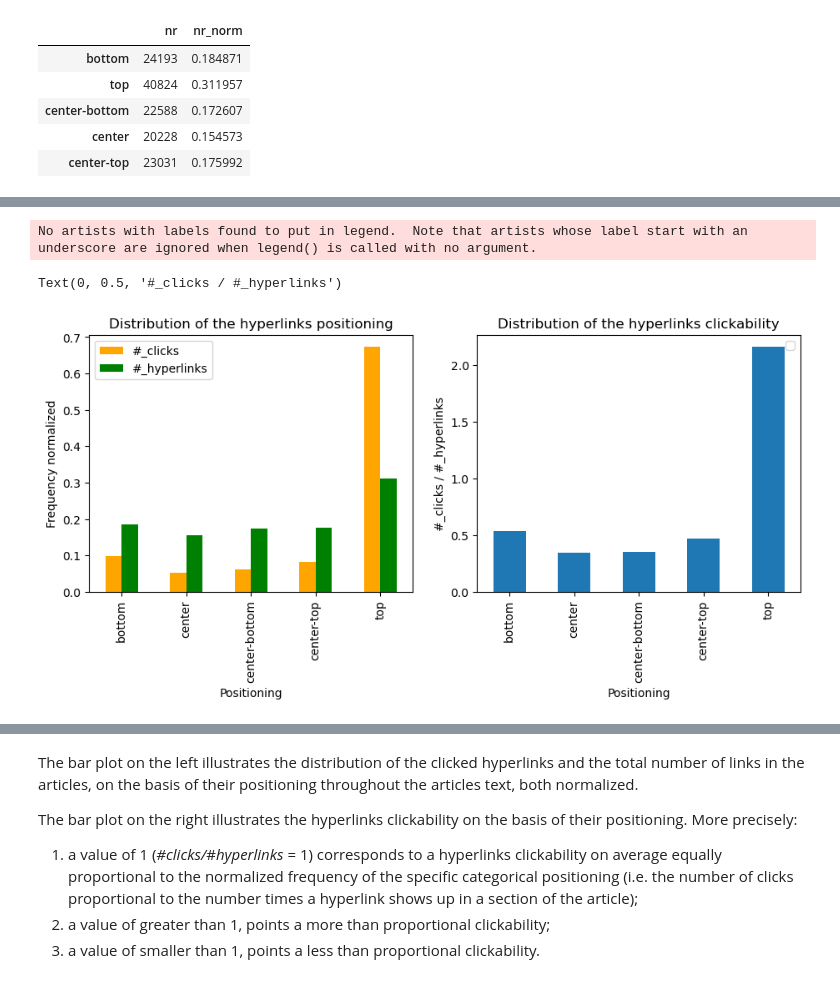
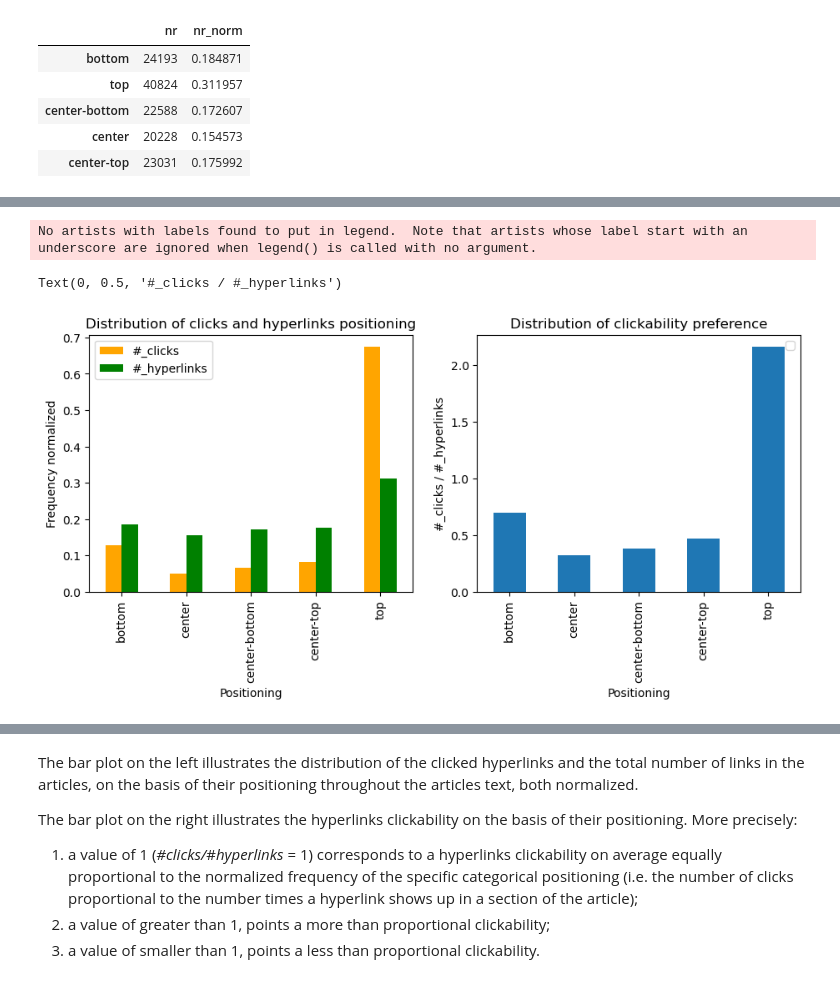
Before and after one commit to epfl-ada/ada-2022-project-theadalyzers, a Jupyter notebook: P2.ipynb, the cells around one changed output, grey strips where cells are left out. Drawn from its saved outputs; the diff is of its cells as text; code cells hidden in the pictures.

```diff
--- a/P2.ipynb
+++ b/P2.ipynb
@@ -386,10 +428,13 @@ There are 10533 links in the articles, 4604 never clicked.
 # %% [markdown]
 The dataframe `links_freq_pos_grouped_df` groups the hyperlinks click frequency by their positioning.
 # %%
-links_freq_pos_grouped=links_freq_pos['#_clicks'].groupby(links_freq_pos['most_freq_positioning']).sum()
-links_freq_pos_grouped_df=pd.DataFrame(links_freq_pos_grouped)
-links_freq_pos_grouped_df['#_clicks_norm']=links_freq_pos_grouped_df['#_clicks']/clicks_tot #normalization
-links_freq_pos_grouped_df
+links_freq_pos_grouped_f=pd.DataFrame(links_freq_pos_f['#_clicks'].groupby(links_freq_pos_f['most_freq_positioning']).sum())
+links_freq_pos_grouped_f['#_clicks_norm']=links_freq_pos_grouped_f['#_clicks']/clicks_tot_f #normalization
+
+links_freq_pos_grouped_u=pd.DataFrame(links_freq_pos_u['#_clicks'].groupby(links_freq_pos_u['most_freq_positioning']).sum())
+links_freq_pos_grouped_u['#_clicks_norm']=links_freq_pos_grouped_u['#_clicks']/clicks_tot_u #normalization
+
+links_freq_pos_grouped_f
 # %% [output]
 |  | #_clicks | #_clicks_norm |
 | most_freq_positioning |  |  |
@@ -432,11 +487,11 @@ positioning_freq
 | ↑ | 0 | 1 | 0 | 7 | 1 |
 10533 rows × 5 columns
 # %%
-positioning_freq_grouped=positioning_freq.sum(axis=0) # group by positioning
-positioning_freq_grouped_df=pd.DataFrame(positioning_freq_grouped, columns=['nr'])
-links_tot=positioning_freq_grouped_df['nr'].sum()
-positioning_freq_grouped_df['nr_norm']=positioning_freq_grouped_df['nr']/links_tot
-positioning_freq_grouped_df
+positioning_freq_grouped=pd.DataFrame(positioning_freq.sum(axis=0), columns=['nr']) # group by positioning
+
+links_tot=positioning_freq_grouped['nr'].sum()
+positioning_freq_grouped['nr_norm']=positioning_freq_grouped['nr']/links_tot
+positioning_freq_grouped
 # %% [output]
 |  | nr | nr_norm |
 | bottom | 24193 | 0.184871 |
@@ -445,7 +500,10 @@ positioning_freq_grouped_df
 | center | 20228 | 0.154573 |
 | center-top | 23031 | 0.175992 |
 # %%
-vis=links_freq_pos_grouped_df.merge(positioning_freq_grouped_df, left_index=True, right_index=True)
-vis
+# dataframe for visualization
+
+vis_f=links_freq_pos_grouped_f.merge(positioning_freq_grouped, left_index=True, right_index=True)
+vis_u=links_freq_pos_grouped_u.merge(positioning_freq_grouped, left_index=True, right_index=True)
+vis_f
 # %% [output]
 |  | #_clicks | #_clicks_norm | nr | nr_norm |
@@ -457,23 +524,24 @@ vis
+# %%
+vis_f['clicked']=vis_f['#_clicks_norm']/vis_f['nr_norm']
+vis_u['clicked']=vis_u['#_clicks_norm']/vis_u['nr_norm']
 # %%
 # visualization of the distribution of the clicked hyperlinks' positioning
 
-# dataframe for visualization
-vis=links_freq_pos_grouped_df.merge(positioning_freq_grouped_df, left_index=True, right_index=True)
+fig, ax = plt.subplots(1,2, figsize=(11,4))
 
-fig, ax = plt.subplots(1,2, figsize=(11,4))
-vis.plot(y=['#_clicks_norm', 'nr_norm'], kind='bar', ax=ax[0], label=['#_clicks', '#_hyperlinks'], color=['orange', 'green'])
+#sns.barplot(y=['#_clicks_norm', 'nr_norm'], x=vis_f.index, data=vis_f, palette=sns.color_palette("Set2"), ax=ax[0])
+vis_f.plot(y=['#_clicks_norm', 'nr_norm'], kind='bar', ax=ax[0], label=['#_clicks', '#_hyperlinks'], color=['orange', 'green'])
 ax[0].legend()
-ax[0].set_title('Distribution of the hyperlinks positioning')
+ax[0].set_title('Distribution of clicks and hyperlinks positioning')
 ax[0].set_xlabel('Positioning')
 ax[0].set_ylabel('Frequency normalized')
 
-vis['clicked']=vis['#_clicks_norm']/vis['nr_norm'] # not sure
-vis.plot(y='clicked', kind='bar', ax=ax[1], label='')
+vis_f.plot(y='clicked', kind='bar', ax=ax[1], label='')
 ax[1].legend()
-ax[1].set_title('Distribution of the hyperlinks clickability')
+ax[1].set_title('Distribution of clickability preference')
 ax[1].set_xlabel('Positioning')
 ax[1].set_ylabel('#_clicks / #_hyperlinks')
 # %% [output]
 No artists with labels found to put in legend.  Note that artists whose label start with an underscore are ignored when legend() is called with no argument.
 Text(0, 0.5, '#_clicks / #_hyperlinks')
-[figure, old version]
+[figure, new version]
```
Also changed, not shown: parts of 74 cells of this notebook.
